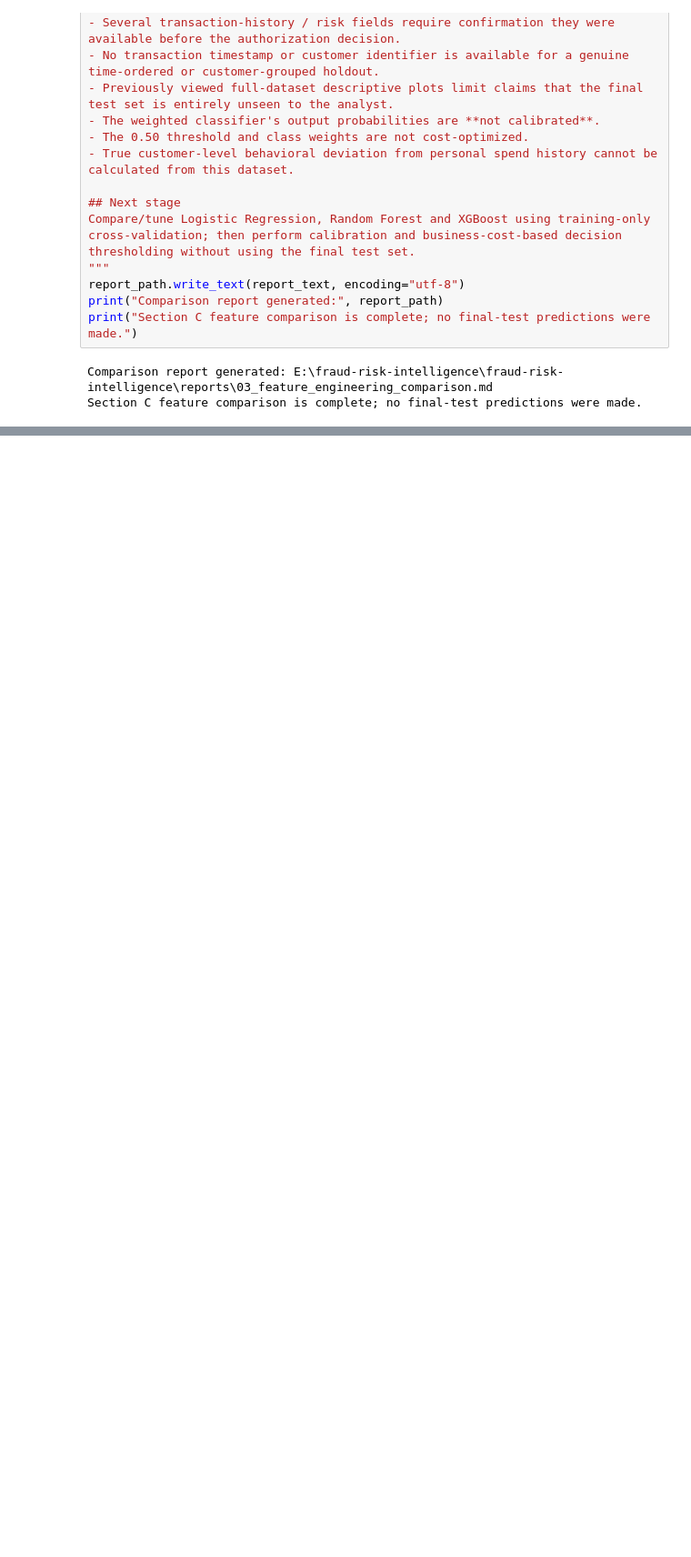
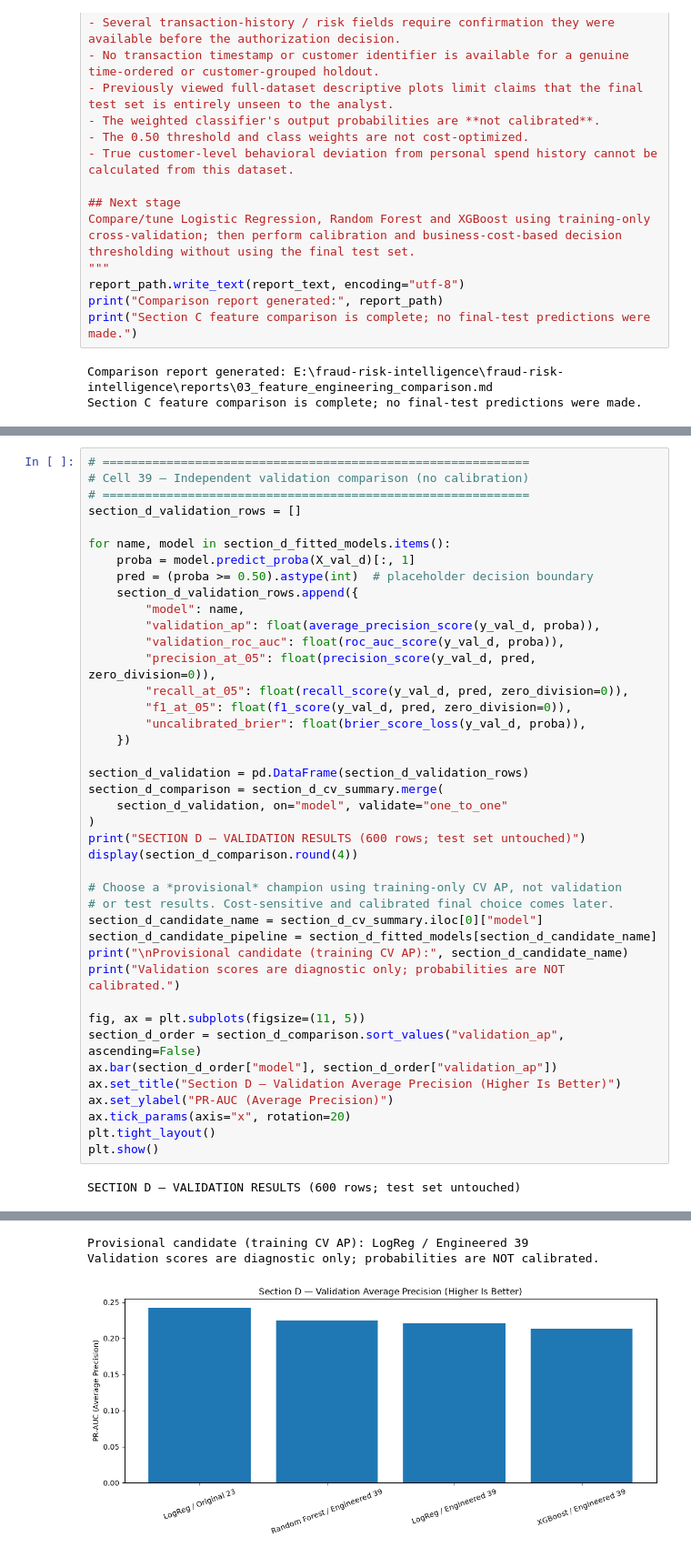
Before and after one commit to sasa312002/fraud-risk-intelligence, a Jupyter notebook: notebooks/01_fraud_risk_analysis.ipynb, the cells around one changed output, grey strips where cells are left out. Shown at 91% size. Saved outputs shown, nothing was run; the diff lists cells and outputs as text; blank space fills up the shorter version.

Commit message:
Add advanced fraud model development
Adds leakage-safe model pipelines, hyperparameter tuning, imbalanced-learning strategies, validation outputs, technical reports, and tests for Sections D and G.

```diff
--- a/notebooks/01_fraud_risk_analysis.ipynb
+++ b/notebooks/01_fraud_risk_analysis.ipynb
@@ -3969,0 +4134,43 @@ Section C feature comparison is complete; no final-test predictions were made.
+# %%
+# ============================================================
+# Cell 39 — Independent validation comparison (no calibration)
+# ============================================================
+section_d_validation_rows = []
+
+for name, model in section_d_fitted_models.items():
+    proba = model.predict_proba(X_val_d)[:, 1]
+    pred = (proba >= 0.50).astype(int)  # placeholder decision boundary
+    section_d_validation_rows.append({
+        "model": name,
+        "validation_ap": float(average_precision_score(y_val_d, proba)),
+        "validation_roc_auc": float(roc_auc_score(y_val_d, proba)),
+        "precision_at_05": float(precision_score(y_val_d, pred, zero_division=0)),
+        "recall_at_05": float(recall_score(y_val_d, pred, zero_division=0)),
+        "f1_at_05": float(f1_score(y_val_d, pred, zero_division=0)),
+        "uncalibrated_brier": float(brier_score_loss(y_val_d, proba)),
+    })
+
+section_d_validation = pd.DataFrame(section_d_validation_rows)
+section_d_comparison = section_d_cv_summary.merge(
+    section_d_validation, on="model", validate="one_to_one"
+)
+print("SECTION D — VALIDATION RESULTS (600 rows; test set untouched)")
+display(section_d_comparison.round(4))
+
+# Choose a *provisional* champion using training-only CV AP, not validation
+# or test results. Cost-sensitive and calibrated final choice comes later.
+section_d_candidate_name = section_d_cv_summary.iloc[0]["model"]
+section_d_candidate_pipeline = section_d_fitted_models[section_d_candidate_name]
+print("\nProvisional candidate (training CV AP):", section_d_candidate_name)
+print("Validation scores are diagnostic only; probabilities are NOT calibrated.")
+
+fig, ax = plt.subplots(figsize=(11, 5))
+section_d_order = section_d_comparison.sort_values("validation_ap", ascending=False)
+ax.bar(section_d_order["model"], section_d_order["validation_ap"])
+ax.set_title("Section D — Validation Average Precision (Higher Is Better)")
+ax.set_ylabel("PR-AUC (Average Precision)")
+ax.tick_params(axis="x", rotation=20)
+plt.tight_layout()
+plt.show()
+# %% [output]
+SECTION D — VALIDATION RESULTS (600 rows; test set untouched)
@@ -3969,0 +4182,3 @@ Section C feature comparison is complete; no final-test predictions were made.
+Provisional candidate (training CV AP): LogReg / Engineered 39
+Validation scores are diagnostic only; probabilities are NOT calibrated.
+[figure, added]
```
Also changed, not shown: parts of 11 cells of this notebook, 11 other files.
